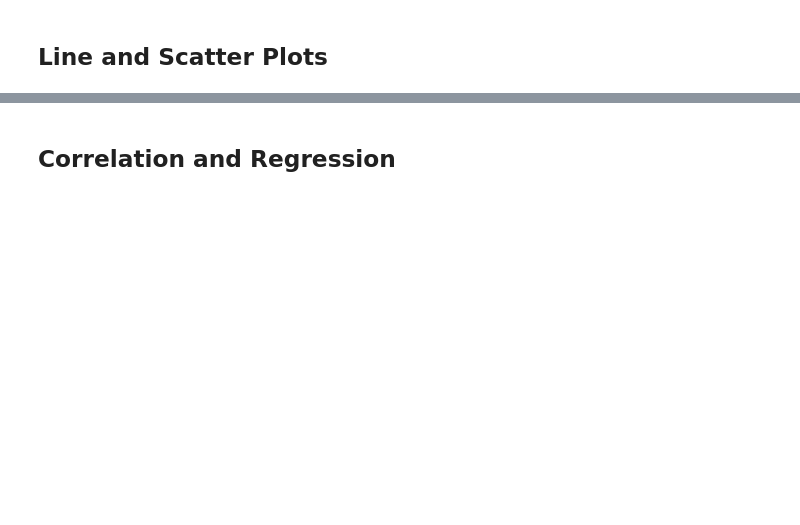
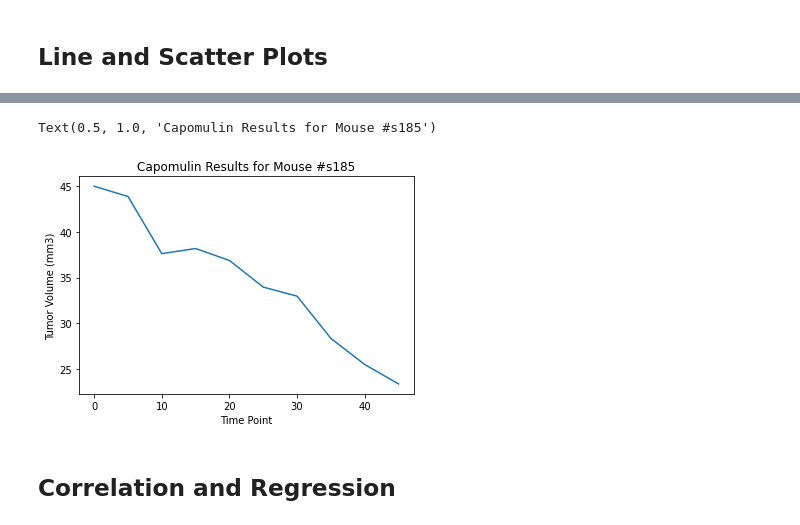
Before and after one commit to jcus/matplotlib-challenge, a Jupyter notebook: Pymaceuticals/Pymaceuticals_Matplotlib.ipynb, the cells around one changed output, grey strips where cells are left out. Drawn from its saved outputs; the diff is of its cells as text; code cells hidden in the pictures; blank space fills up the shorter version.

```diff
--- a/Pymaceuticals/Pymaceuticals_Matplotlib.ipynb
+++ b/Pymaceuticals/Pymaceuticals_Matplotlib.ipynb
@@ -387,2 +573,6 @@ plt.show()
 # %% [markdown]
 ## Line and Scatter Plots
+# %%
+# Generate a line plot of tumor volume vs. time point for a mouse treated with Capomulin
+DrugCapomulin = cleaned_study_data_complete.loc[cleaned_study_data_complete["Drug Regimen"]=="Capomulin"]
+DrugCapomulin
@@ -389,9 +593,7 @@ plt.show()
 # %%
-# Generate a line plot of tumor volume vs. time point for a mouse treated with Capomulin
-
 #change index to mouse ID
-
 #remove other mouse IDs so only s185 shows
-
+s185_data = DrugCapomulin.loc[DrugCapomulin["Mouse ID"]=="s185"]
+s185_data
 
 #set the x-axis equal to the Timepoint and y-axis to Tumor Volume
@@ -398,3 +614,15 @@ plt.show()
+# %%
+capomulin_table = s185_data.loc[s185_data["Drug Regimen"]=="Capomulin"]
+capomulin_table.head()
+
+mouse_data = capomulin_table.loc[capomulin_table["Mouse ID"]=="s185"]
+plt.plot(s185_data["Timepoint"], s185_data["Tumor Volume (mm3)"])
+plt.xlabel("Time Point")
+plt.ylabel("Tumor Volume (mm3)")
+plt.title ("Capomulin Results for Mouse #s185")
+# %% [output]
+Text(0.5, 1.0, 'Capomulin Results for Mouse #s185')
+[figure, added]
 # %%
 # Generate a scatter plot of average tumor volume vs. mouse weight for the Capomulin regimen
 # group by mouse ID to find average tumor volume
```
Also changed, not shown: parts of 30 cells of this notebook.
